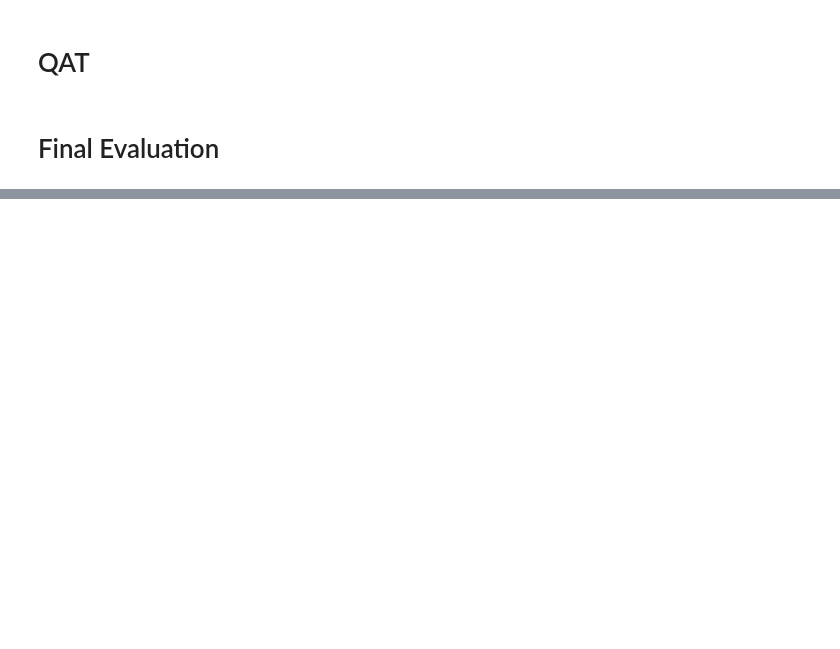
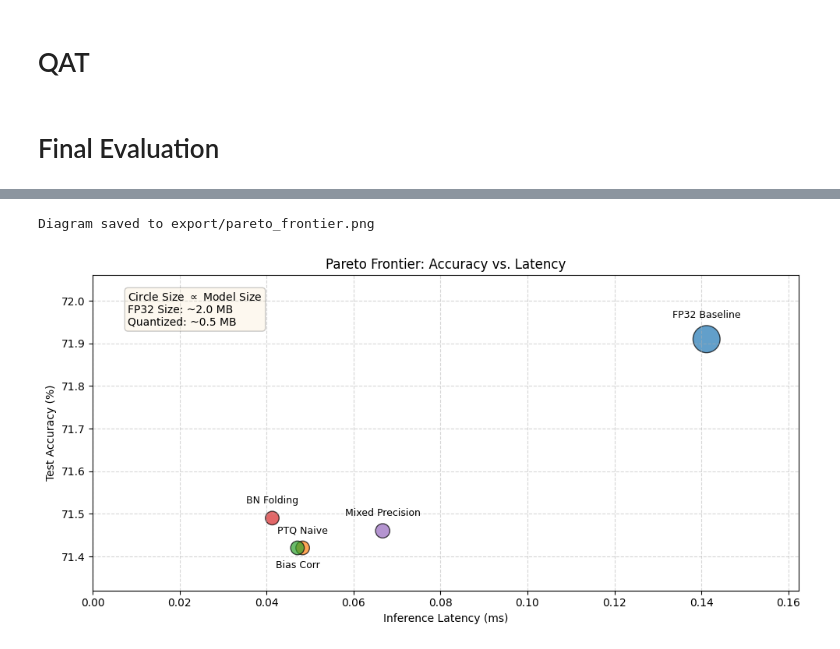
Before and after one commit to Lezhor/QuantizationPaper, a Jupyter notebook: notebooks/Quantization Training.ipynb, the cells around one changed output, grey strips where cells are left out. Drawn from its saved outputs; the diff is of its cells as text; code cells hidden in the pictures; blank space fills up the shorter version.

```diff
--- a/notebooks/Quantization Training.ipynb
+++ b/notebooks/Quantization Training.ipynb
@@ -889,0 +1086,52 @@ PTQ BN Folding latency: 0.0413ms
+# %%
+def plot_pareto_frontier():
+    fig, ax = plt.subplots(figsize=(10, 5))
+
+    bubble_areas = [s * 300 for s in size]
+
+    scatter = ax.scatter(latency, acc, s=bubble_areas, c=colors, alpha=0.7, edgecolors='black')
+
+    for i, txt in enumerate(models):
+        radius = np.sqrt(bubble_areas[i]) / 2
+        offset = radius + 5
+
+        xy_coords = (0, offset)
+        vert_align = 'bottom'
+
+        # bias corr needs to go below point to not overlap with naive ptq
+        if txt == 'Bias Corr':
+            xy_coords = (0, -offset)
+            vert_align = 'top'
+
+        ax.annotate(txt, (latency[i], acc[i]),
+                    xytext=xy_coords, textcoords='offset points',
+                    ha='center', va=vert_align, fontsize=9)
+
+    ax.set_xlabel('Inference Latency (ms)')
+    ax.set_ylabel('Test Accuracy (%)')
+    ax.set_title('Pareto Frontier: Accuracy vs. Latency')
+
+    ax.set_ylim(min(acc) - 0.1, max(acc) + 0.15)
+    ax.set_xlim(left=0, right=max(latency) * 1.15)
+
+    ax.grid(True, linestyle='--', alpha=0.5)
+
+    textstr = '\n'.join((
+        r'Circle Size $\propto$ Model Size',
+        r'FP32 Size: ~2.0 MB',
+        r'Quantized: ~0.5 MB'))
+    props = dict(boxstyle='round', facecolor='wheat', alpha=0.2)
+    ax.text(0.05, 0.95, textstr, transform=ax.transAxes, fontsize=10,
+            verticalalignment='top', bbox=props)
+
+    plt.tight_layout()
+
+    plt.savefig('export/pareto_frontier.png', dpi=300, bbox_inches='tight')
+
+    print("Diagram saved to export/pareto_frontier.png")
+    plt.show()
+
+plot_pareto_frontier()
+# %% [output]
+Diagram saved to export/pareto_frontier.png
+[figure, added]
```
Also changed, not shown: parts of 16 cells of this notebook, 1 other file.
